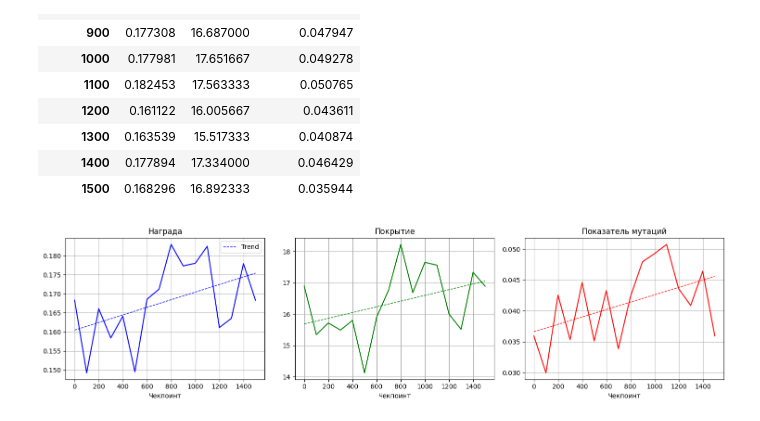
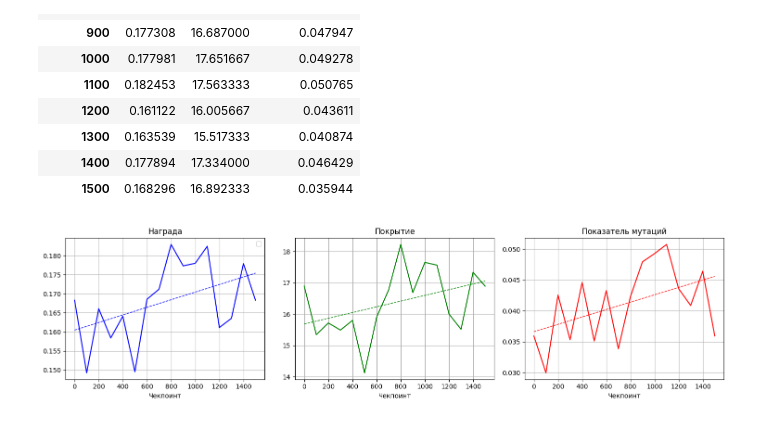
Before and after one commit to djvue/vkr, a Jupyter notebook: train_analyzer.ipynb, the cells around one changed output. Cells and saved outputs as stored; diff of their text form; code cells hidden in the pictures.

```diff
--- a/train_analyzer.ipynb
+++ b/train_analyzer.ipynb
@@ -88,38 +88,38 @@ def plot(df):
     axes[0].plot(df.index, df['reward'], color='blue')
     z = np.polyfit(df.index, df['reward'], 1)
     p = np.poly1d(z)
-    axes[0].plot(df.index, p(df.index), 'b--', linewidth=1, label='Trend')
+    axes[0].plot(df.index, p(df.index), 'b--', linewidth=1,)
     axes[0].set_title('Награда')
     axes[0].set_xlabel('Чекпоинт')
     axes[0].grid(True)
     axes[0].legend()
 
     # Coverage
     axes[1].plot(df.index, df['coverage'], color='green')
     z = np.polyfit(df.index, df['coverage'], 1)
     p = np.poly1d(z)
-    axes[1].plot(df.index, p(df.index), 'b--', linewidth=1, label='Trend', color='green')
+    axes[1].plot(df.index, p(df.index), 'b--', linewidth=1, color='green')
     axes[1].set_title('Покрытие')
     axes[1].set_xlabel('Чекпоинт')
     axes[1].grid(True)
     axes[0].legend()
 
     # Mutation Score
     axes[2].plot(df.index, df['mutation_score'], color='red')
     z = np.polyfit(df.index, df['mutation_score'], 1)
     p = np.poly1d(z)
-    axes[2].plot(df.index, p(df.index), 'b--', linewidth=1, label='Trend', color='red')
+    axes[2].plot(df.index, p(df.index), 'b--', linewidth=1, color='red')
     axes[2].set_title('Показатель мутаций')
     axes[2].set_xlabel('Чекпоинт')
     axes[2].grid(True)
     axes[0].legend()
 
     # plt.xlim(0, 1500)
 
     plt.tight_layout()
     plt.show()
 
 # plot(scores.iloc[:23])
 plot(scores)
 # %% [output]
-[figure, old version]
+[figure, new version]
```
Also changed, not shown: 1 other file.
